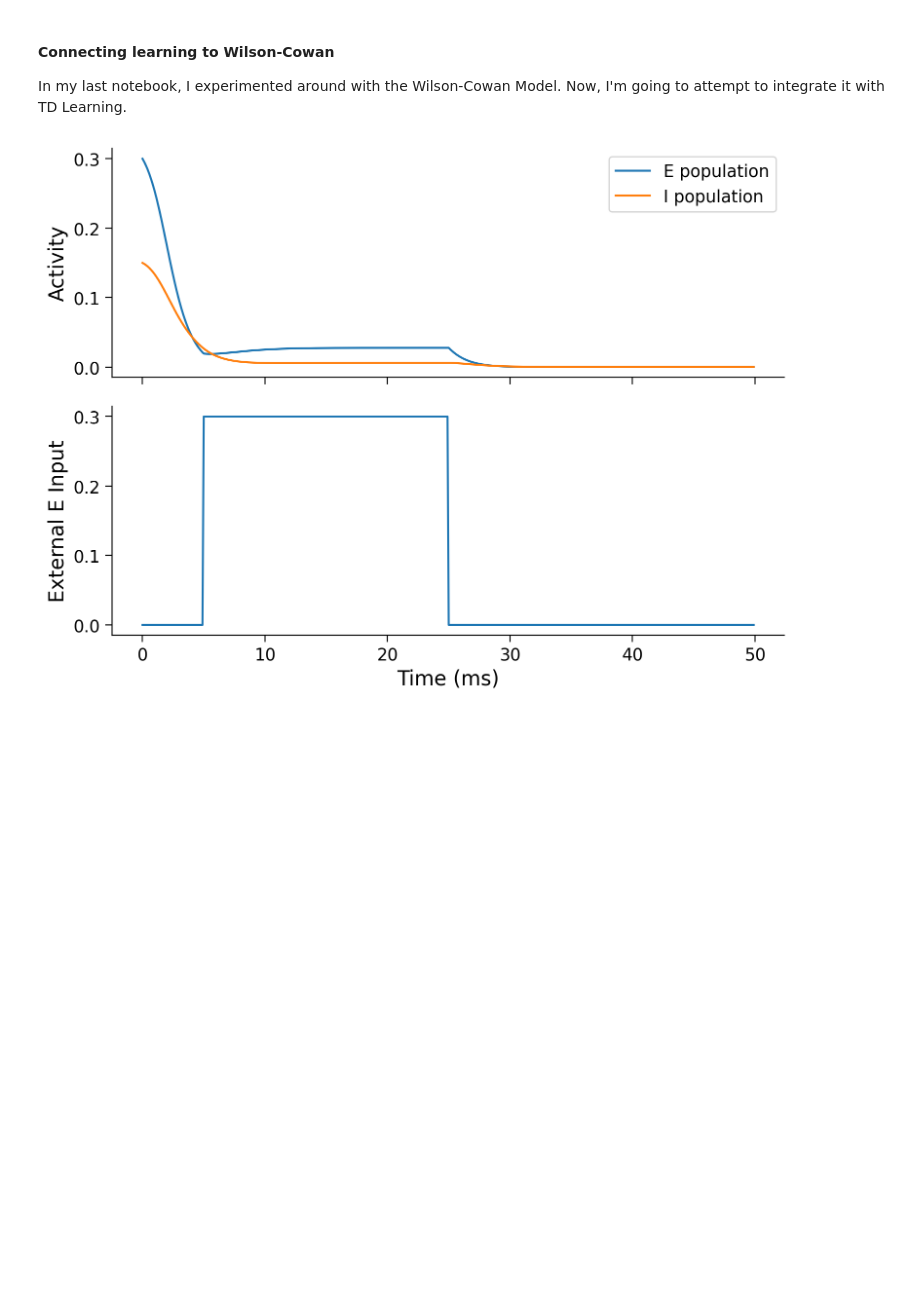
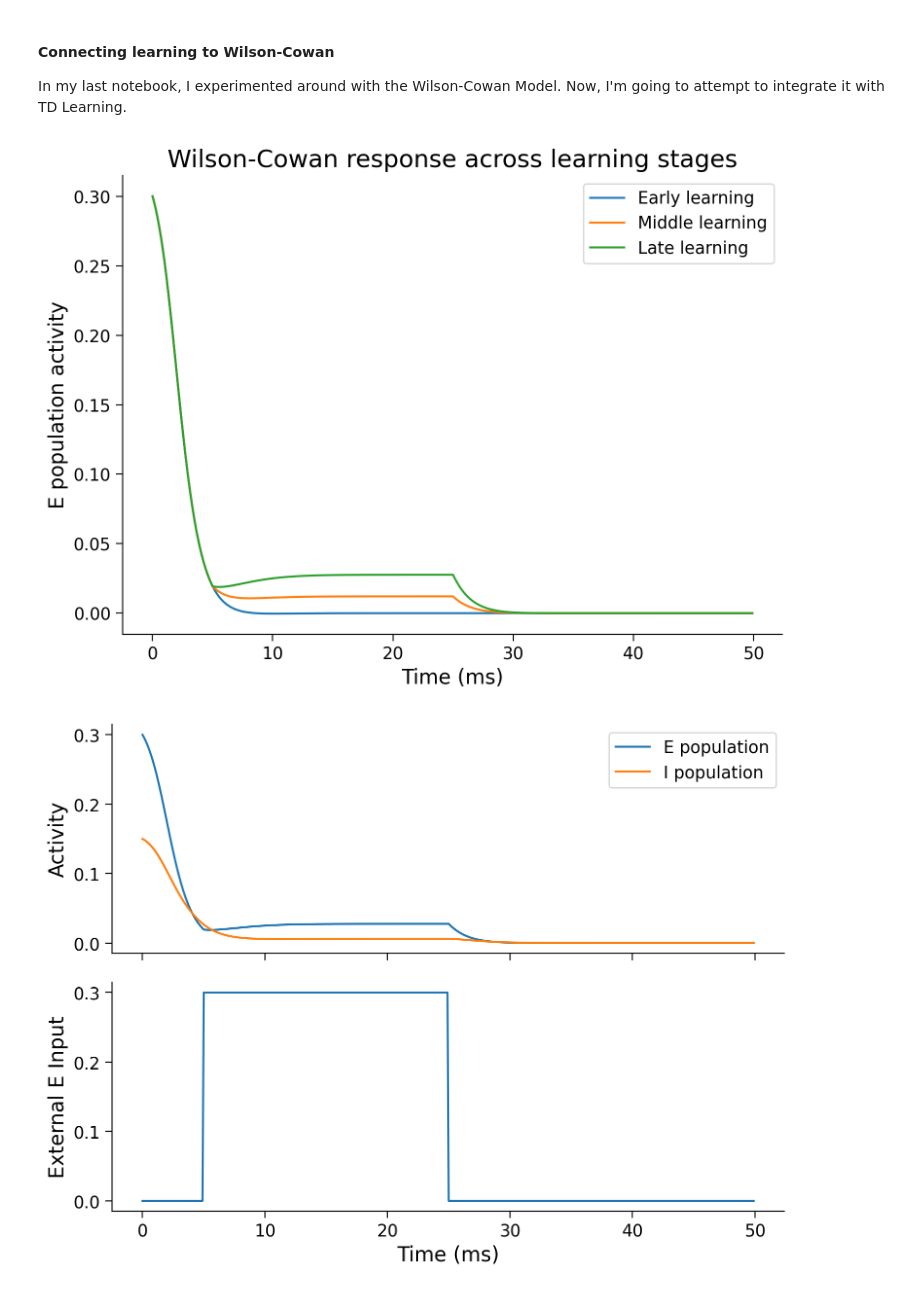
Before and after one commit to briskicedteaa/SP-Model-Repo, a Jupyter notebook: Prototype_v0_2.ipynb, the cells around one changed output. Saved outputs shown, nothing was run; the diff lists cells and outputs as text; code cells hidden in the pictures; blank space fills up the shorter version.

Commit message:
Prepared to plot pars_middle & late, then compared E activity

```diff
--- a/Prototype_v0_2.ipynb
+++ b/Prototype_v0_2.ipynb
@@ -653,16 +653,16 @@ pars = default_pars(
     pulse_start=5
 )
 
-pars["pulse_start"] = 5
-pars["pulse_end"] = 25
-
-
 pars_early = default_pars(
     rE_init=0.30,
     rI_init=0.15,
     I_ext_E=early_input
 )
-pars_early["pulse_start"] = 5
-pars_early["pulse_end"] = 25
+
+pulse_start  = 5
+pulse_end = 25
+
+pars_early["pulse_start"] = pulse_start
+pars_early["pulse_end"] = pulse_end
 
 rE_early, rI_early, pulse_early = simulate_wc_pulse(**pars_early)
@@ -669,3 +787,15 @@ rE_early, rI_early, pulse_early = simulate_wc_pulse(**pars_early)
+# %%
+plt.plot(pars_early["range_t"], rE_early, label="Early learning")
+plt.plot(pars_middle["range_t"], rE_middle, label="Middle learning")
+plt.plot(pars_late["range_t"], rE_late, label="Late learning")
+
+plt.xlabel("Time (ms)")
+plt.ylabel("E population activity")
+plt.title("Wilson-Cowan response across learning stages")
+plt.legend()
+plt.show()
+# %% [output]
+[figure, added]
 # %%
 def simulate_wc_pulse(tau_E, a_E, theta_E, tau_I, a_I, theta_I,
                 wEE, wEI, wIE, wII, I_ext_E, I_ext_I,
```
Also changed, not shown: parts of 2 cells of this notebook.
